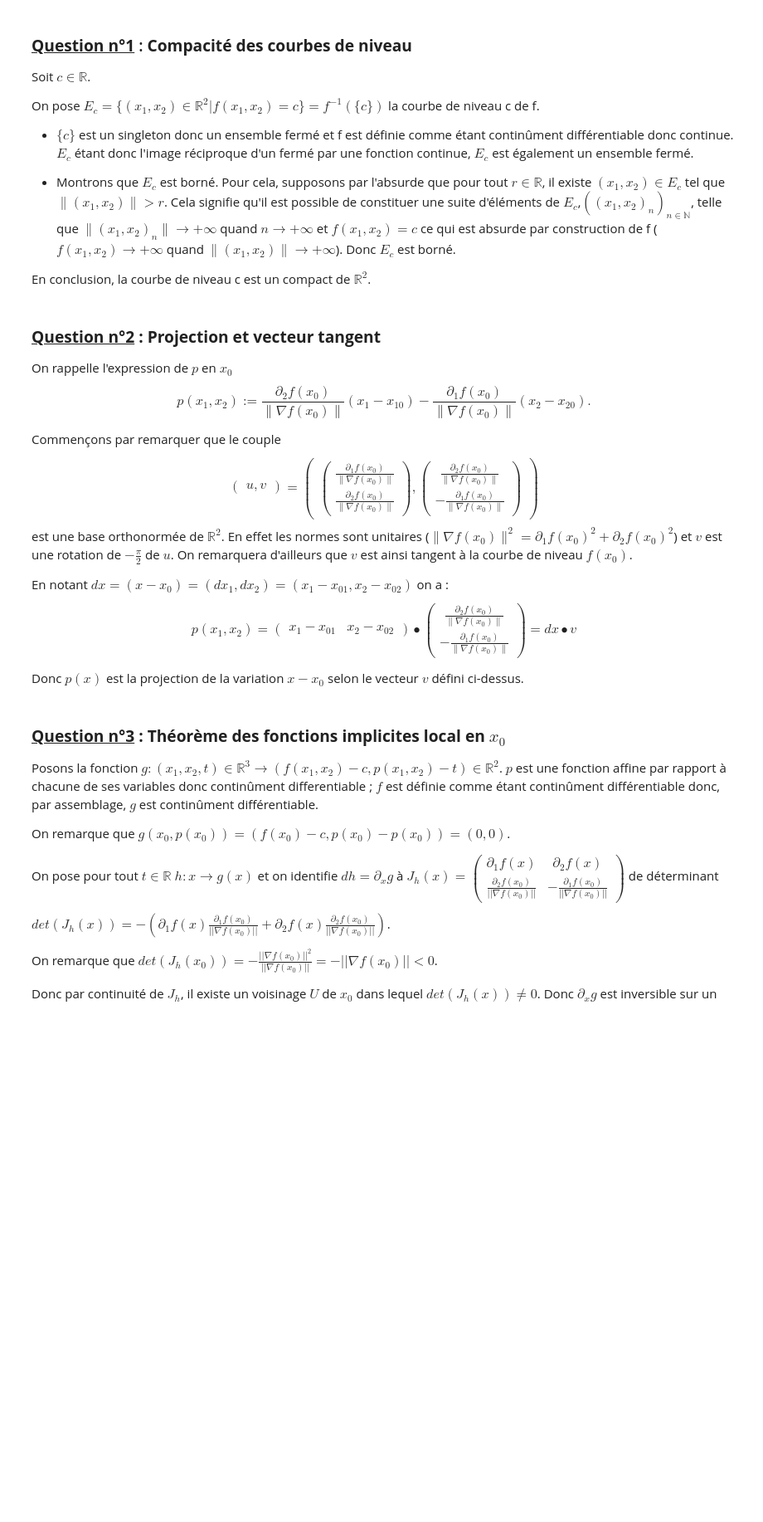
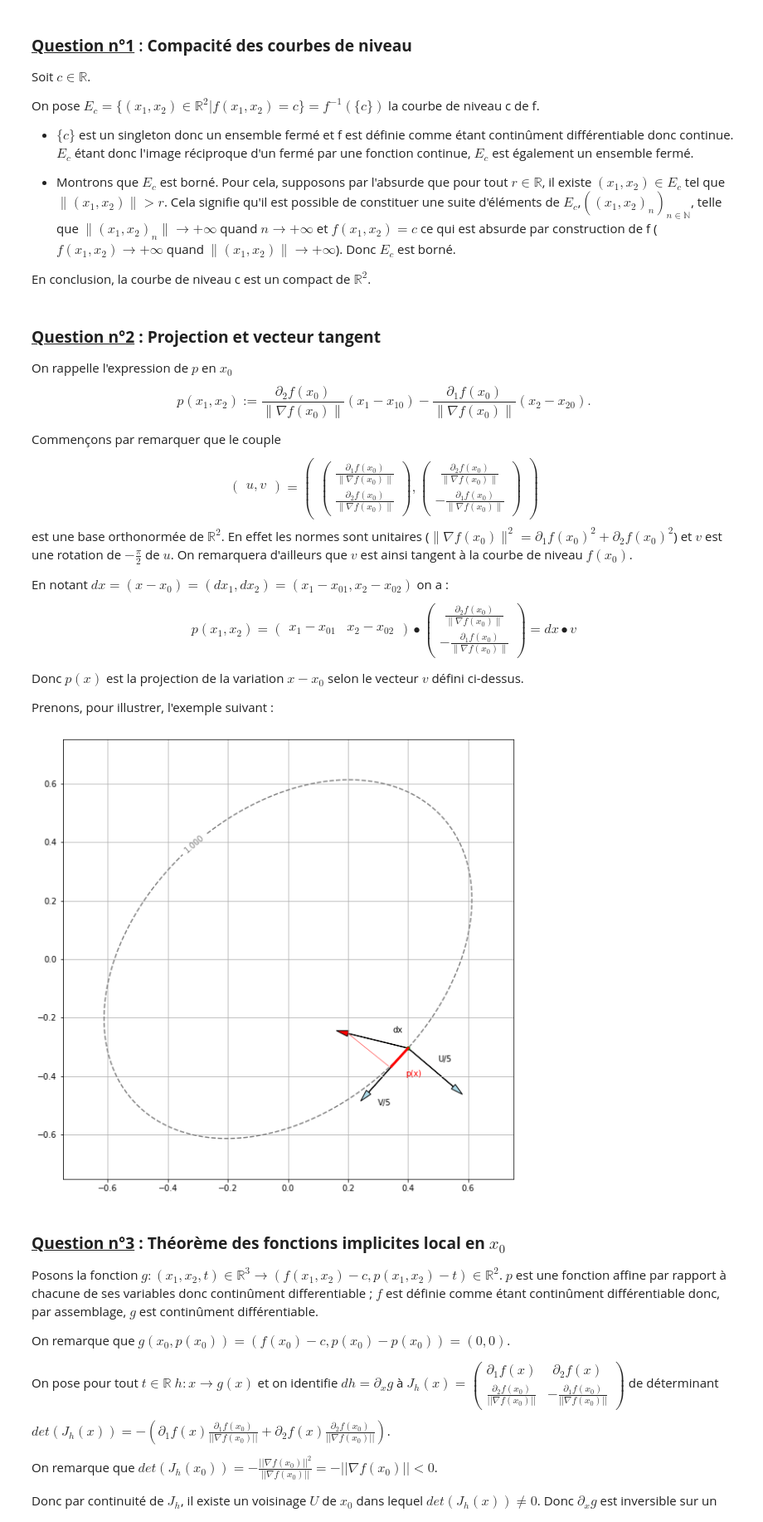
Before and after one commit to marion-isambert/projet_maths, a Jupyter notebook: Projet_Maths_Info1.ipynb, the cells around one changed output. Shown at 83% size. Saved outputs shown, nothing was run; the diff lists cells and outputs as text; code cells hidden in the pictures; blank space fills up the shorter version.

Commit message:
ajout d'un exemple Q2

```diff
--- a/Projet_Maths_Info1.ipynb
+++ b/Projet_Maths_Info1.ipynb
@@ -98,6 +98,45 @@ p(x_1,x_2) = \begin{pmatrix} x_1-x_{01} & x_2-x_{02} \end{pmatrix} \bullet \begi
 $$
 
 Donc $p(x)$ est la projection de la variation $x-x_0$ selon le vecteur $v$ défini ci-dessus.
+
+Prenons, pour illustrer, l'exemple suivant :
+# %%
+#on prend une fonction f1 en exemple
+def f1(x1, x2):
+    x1 = np.array(x1)
+    x2 = np.array(x2)
+    return 3.0*x1*x1 - 2.0*x1*x2 + 3.0*x2*x2
+
+#on plot la ligne de niveau 1
+
+X = np.linspace(-0.75, 0.75, 100)
+Y = np.linspace(-0.75, 0.75, 100)
+u, v = np.meshgrid(X, Y)
+Z = f1(u, v)
+contour = plt.contour(u, v, Z, colors="grey",
+                      linestyles="dashed", levels=np.array([1]))
+
+#on ajoute un point nous intéressant ainsi que les vecteurs u et v associés à ce points
+plt.plot(0.4,(0.8-np.sqrt(6.88))/6, color='green', marker='o', markersize=4, linewidth=0)
+gradf = grad(f1)(0.4,(0.8-np.sqrt(6.88))/6)
+grad_norme = gradf/(np.sqrt(gradf[0]**2+gradf[1]**2))
+plt.arrow(0.4,(0.8-np.sqrt(6.88))/6,grad_norme[0]/5,grad_norme[1]/5, head_width=0.02, head_length=0.04, fc='lightblue', ec='black')
+plt.arrow(0.4,(0.8-np.sqrt(6.88))/6,grad_norme[1]/5,-grad_norme[0]/5, head_width=0.02, head_length=0.04, fc='lightblue', ec='black')
+plt.annotate("U/5", (0.5,-0.35))
+plt.annotate("V/5", (0.3,-0.5))
+
+plt.arrow(0.4,(0.8-np.sqrt(6.88))/6,-0.2,0.05, head_width=0.02, head_length=0.04, fc='red', ec='black')
+plt.annotate("dx",(0.35,-0.25))
+
+plt.plot([0.2,0.335],[0.05+(0.8-np.sqrt(6.88))/6,-0.365], color = 'red', linewidth = 0.5)
+plt.plot([0.4,0.344],[(0.8-np.sqrt(6.88))/6,-0.367], color = 'red', linewidth = 3)
+plt.annotate("p(x)",(0.39,-0.4), color = 'red')
+
+plt.clabel(contour)
+plt.grid(True)
+plt.show()
+# %% [output]
+[figure, added]
 # %% [markdown]
 ### <ins>**Question n°3**</ins> **: Théorème des fonctions implicites local en $x_0$**
 
```
